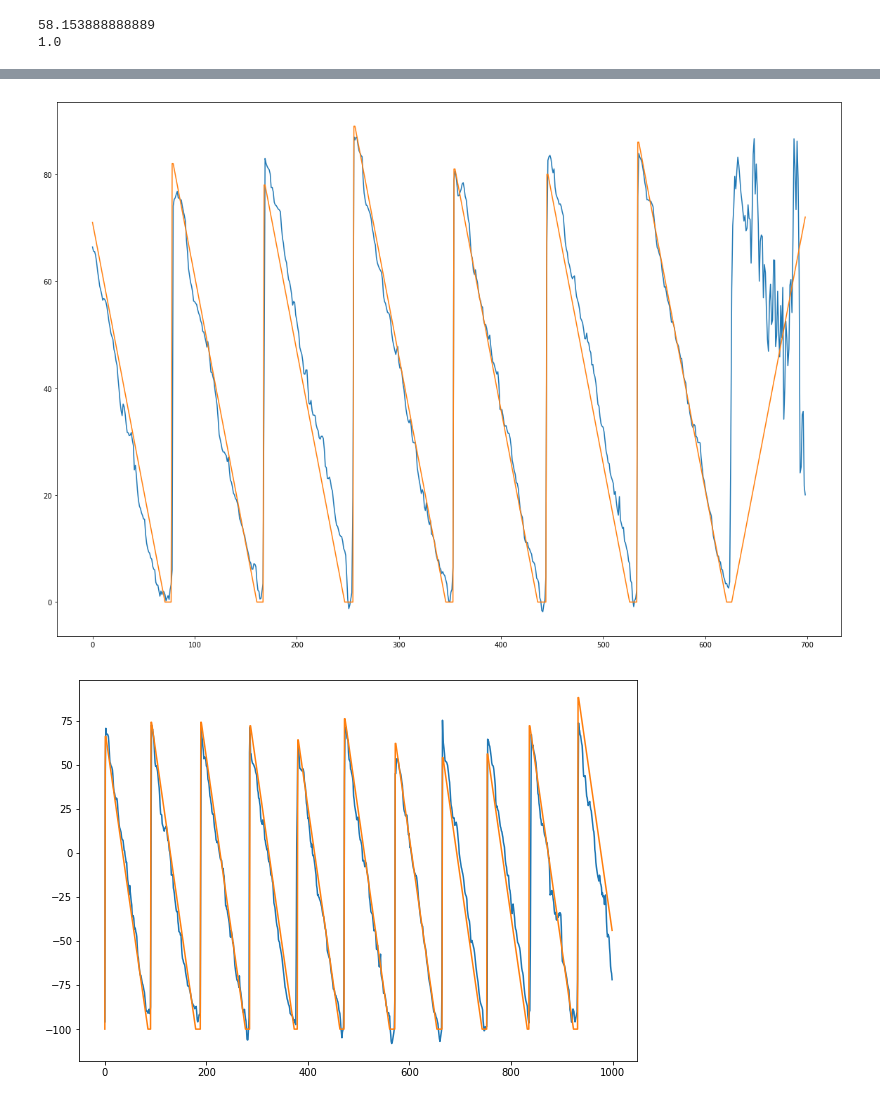
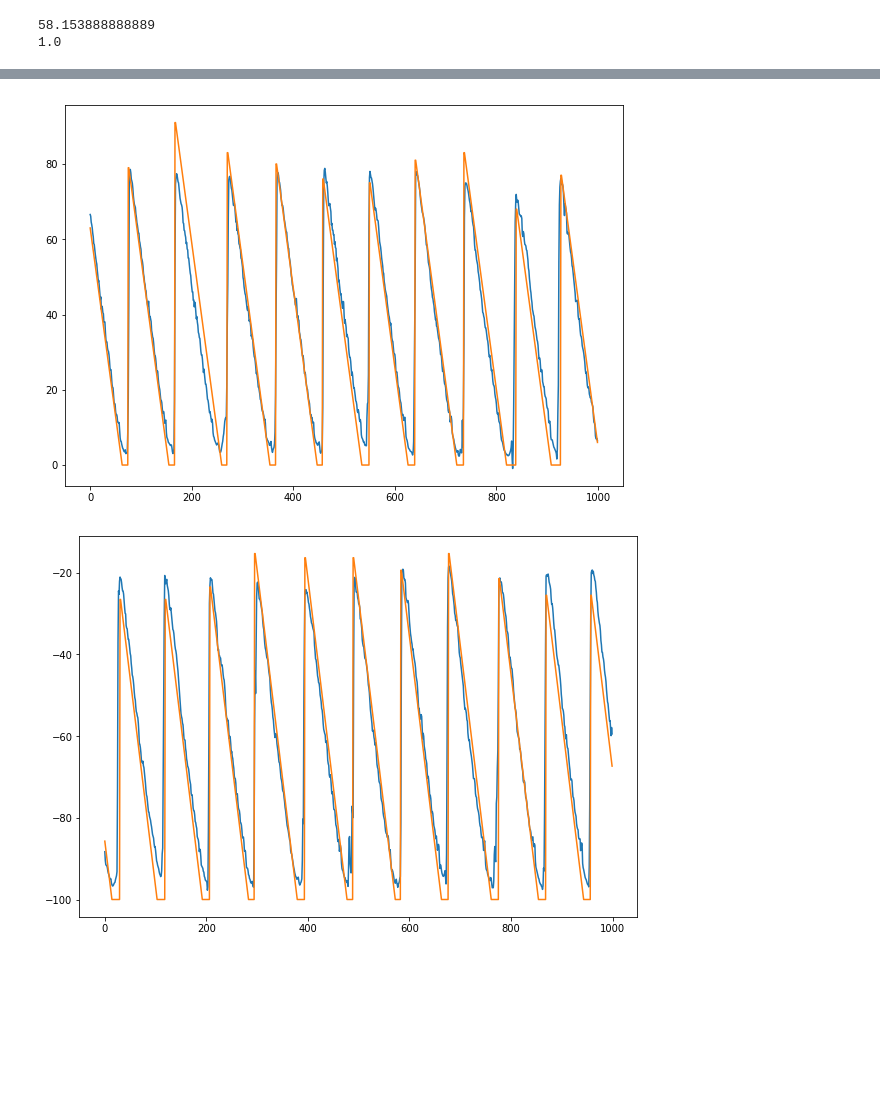
Before and after one commit to clkruse/OldFaithful, a Jupyter notebook: oldFaithfulTemp.ipynb, the cells around one changed output, grey strips where cells are left out. Drawn from its saved outputs; the diff is of its cells as text; code cells hidden in the pictures; blank space fills up the shorter version.

```diff
--- a/oldFaithfulTemp.ipynb
+++ b/oldFaithfulTemp.ipynb
@@ -14,5 +16,6 @@ from numpy import genfromtxt
 # %%
-temp = genfromtxt(fname = '/Users/ckruse/Documents/python/OldFaithful/OldFaithful/Old_Faithful_Logger.tsv', delimiter = '	')
+fname = '/Users/ckruse/Documents/GitHub/OldFaithful/Old_Faithful_Logger.tsv'
+temp = genfromtxt(fname, delimiter = '	')
 time = temp[1:-1,0]
 temp = temp[1:-1,1]
 np.shape(temp)
@@ -75,13 +92,17 @@ plt.show()
 # %%
-X, Y = create_dataset(temp, timing, 300)
+val = 0.1
+seq_len = 100
 
+X, Y = create_dataset(temp[0:int(len(temp)-val*len(temp))], timing[0:int(len(timing)-val*len(timing))], seq_len)
+X_val, Y_val = create_dataset(temp[int(len(temp)-val*len(temp)):-1], timing[int(len(timing)-val*len(timing)):-1], seq_len)
 
 print(X.shape)
-plt.plot(X[0:150,0])
+plt.plot(X[0:300,0])
 plt.show()
-plt.plot(Y[0:150])
+plt.plot(Y[0:300])
 plt.show()
 X = X.reshape(X.shape[0], X.shape[1], 1)
+X_val = X_val.reshape(X_val.shape[0], X_val.shape[1], 1)
 Y = Y.reshape(Y.shape[0])
 
 print(X.shape)
@@ -97,9 +118,10 @@ from keras.layers import Conv1D, Dense, MaxPooling1D, Flatten
 
 model = Sequential()
 
-model.add(Conv1D(filters=8, kernel_size=16, activation='relu', input_shape=(np.shape(X)[1],np.shape(X)[2]), strides=4))
-model.add(Conv1D(filters=16, kernel_size=16, activation='relu', strides=4))
+model.add(Conv1D(filters=4, kernel_size=16, activation='relu', input_shape=(np.shape(X)[1],np.shape(X)[2]), strides=4))
+model.add(Conv1D(filters=8, kernel_size=16, activation='relu', strides=4))
 model.add(Flatten())
+model.add(Dense(32, activation='relu'))
 model.add(Dense(32, activation='relu'))
 model.add(Dense(32, activation='relu'))
 model.add(Dense(1, activation='linear'))
@@ -107,19 +129,19 @@ model.add(Dense(1, activation='linear'))
 
 model.compile(loss=keras.losses.mean_squared_error,
               optimizer=keras.optimizers.Adam(),
-              metrics=['mse'])
+              metrics=['mae'])
 # %%
 from keras.models import load_model
 
-epochs = 15
+epochs = 10
 
 #model = load_model('/Users/ckruse/Documents/python/oldFaithfulTemp.h5')
 history = model.fit(X,
                     Y,
                     epochs=epochs,
+                    validation_data = [X_val,Y_val],
                     verbose=1,
                     batch_size=256,
-                    validation_split=0.1,
                     shuffle=True)
 
 model.save('/Users/ckruse/Documents/python/oldFaithfulTemp.h5')
@@ -154,25 +176,28 @@ Epoch 15/15
 # %%
-trainPredict = model.predict(X[281084:282084])
-trainPredict = ((trainPredict+1)/2)*100
-normY = ((Y[281084:282084]+1)/2)*100
+testPredict = model.predict(X_val)
+testPredict = ((testPredict+1)/2)*196
 
-plt.figure(figsize=(20,14))
-plt.plot(trainPredict)
-plt.plot(normY)
+trainPredict = model.predict(X[0:1000])
+trainPredict = ((trainPredict+1)/2)*196
+normY = ((Y_val+1)/2)*196
+
+plt.figure(figsize=(10,7))
+plt.plot(testPredict[0:1000,0])
+plt.plot(normY[0:1000])
 plt.show()
 
 plt.figure(figsize=(10,7))
 plt.plot(model.predict(X[0:1000])*100)
 plt.plot(Y[0:1000]*100)
 plt.show()
 
 plt.figure(figsize=(10,7))
-plt.plot(np.subtract(trainPredict[:,0],normY))
+plt.plot(np.subtract(testPredict[0:1000,0],normY[0:1000]))
 plt.show()
 
 plt.figure(figsize=(10,7))
-plt.plot(np.subtract(model.predict(X[0:1000])[:,0]*100,Y[0:1000]*100))
+plt.plot(np.subtract(testPredict[0:1000,0],((Y[0:1000]+1)/2)*196))
 plt.show()
 # %% [output]
-[figure, old version]
+[figure, new version]
-[figure, old version]
+[figure, new version]
```
Also changed, not shown: parts of 8 cells of this notebook.
